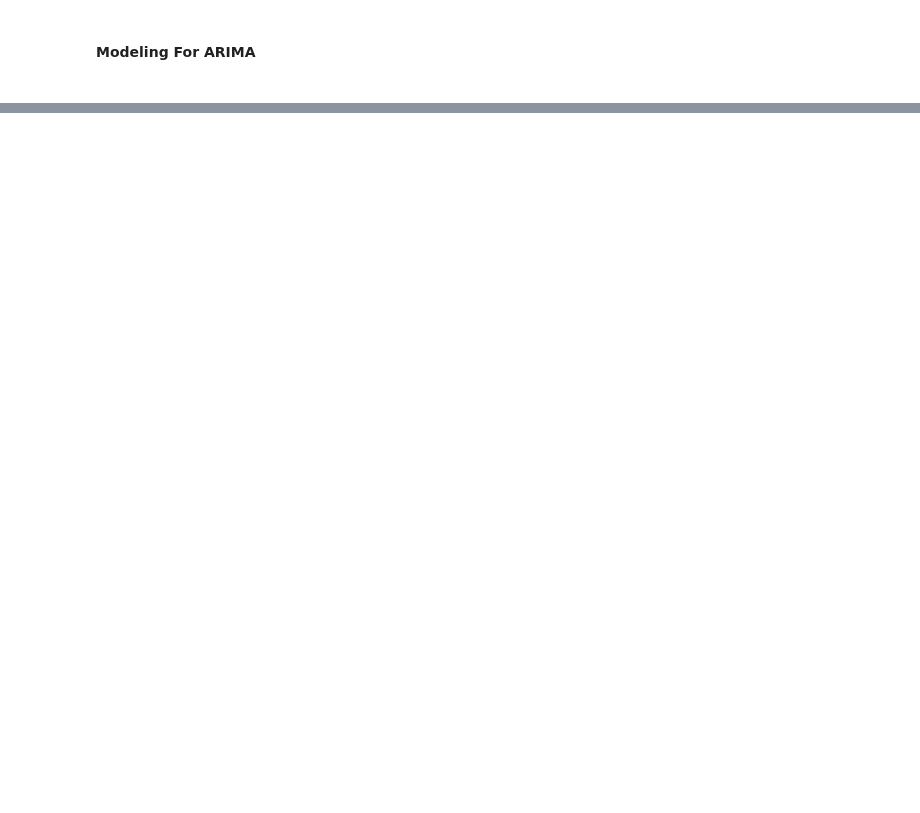
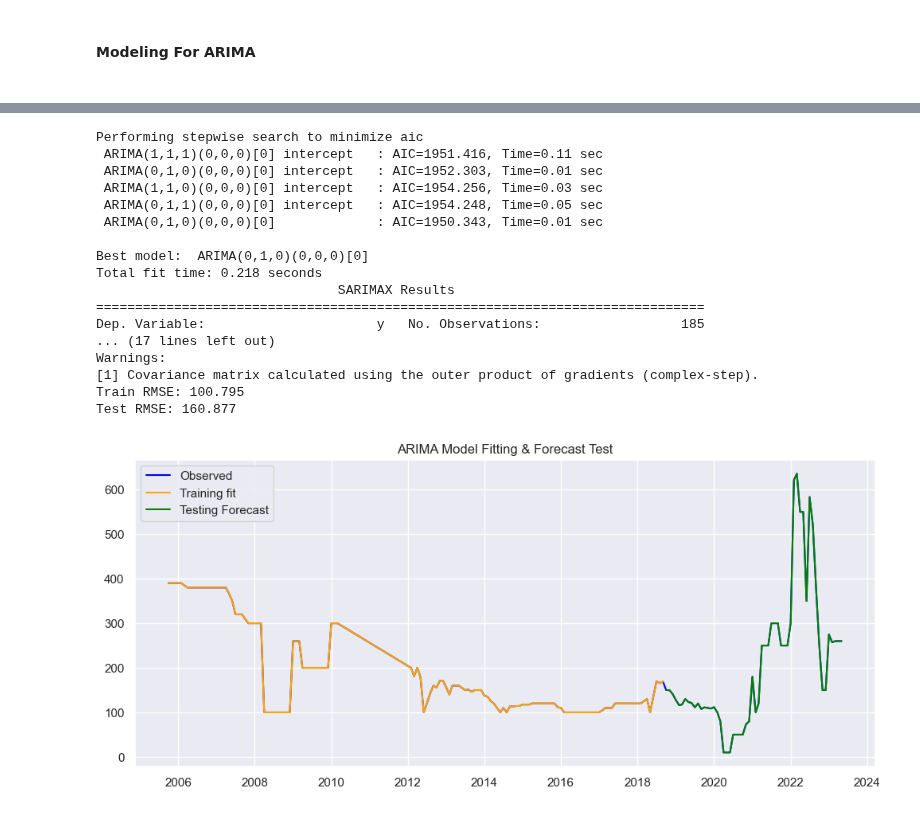
Before and after one commit to aloysiuswjw/Cost-Rate-Analysis, a Jupyter notebook: LA.ipynb, the cells around one changed output, grey strips where cells are left out. Saved outputs shown, nothing was run; the diff lists cells and outputs as text; code cells hidden in the pictures; blank space fills up the shorter version.

```diff
--- a/LA.ipynb
+++ b/LA.ipynb
@@ -643,0 +763,62 @@ testPredictPlot section shape: (56, 3)
+# %%
+import pmdarima as pm
+from sklearn.metrics import mean_squared_error
+
+# Fit an auto_arima model
+arima_model2 = pm.auto_arima(df_arima2['Rate'], start_p=1, start_q=1,
+                            max_p=12, max_q=12, m=12,
+                            start_P=0, seasonal=False,
+                            d=1, D=1, trace=True,
+                            error_action='ignore',
+                            suppress_warnings=True,
+                            stepwise=True)  # set to stepwise
+
+# Print the summary of the model
+print(arima_model2.summary())
+
+# Split the data into training and test data
+train_size2 = int(len(df_arima2) * 0.7)
+train2, test2 = df_arima2[0:train_size2], df_arima2[train_size2:]
+
+# Train the model on the training data
+arima_model2.fit(train2['Rate'])
+
+# Forecast
+train_forecast2, conf_int_train2 = arima_model2.predict(n_periods=len(train2), return_conf_int=True)
+test_forecast2, conf_int_test2 = arima_model2.predict(n_periods=len(test2), return_conf_int=True)
+
+# Calculate the RMSE
+RMSE_ARIMA_train2 = np.sqrt(mean_squared_error(train2['Rate'], train_forecast2))
+print("Train RMSE: %.3f" % RMSE_ARIMA_train2)
+RMSE_ARIMA_test2 = np.sqrt(mean_squared_error(test2['Rate'], test_forecast2))
+print("Test RMSE: %.3f" % RMSE_ARIMA_test2)
+
+# Plot the predictions
+plt.figure(figsize=(12,5))
+plt.plot(df_arima2.index, df_arima2['Rate'], label='Observed',color='blue')
+plt.plot(df_arima2.index[:train_size2], train2['Rate'], label='Training fit', color='orange')
+plt.plot(df_arima2.index[train_size2:], test2['Rate'], label='Testing Forecast', color='green')
+# plt.fill_between(df_arima2.index[train_size2:], conf_int_test2[:, 0], conf_int_test2[:, 1],
+#                  color='k', alpha=.25)
+plt.title('ARIMA Model Fitting & Forecast Test')
+plt.legend()
+plt.show();
+# %% [output]
+Performing stepwise search to minimize aic
+ ARIMA(1,1,1)(0,0,0)[0] intercept   : AIC=1951.416, Time=0.11 sec
+ ARIMA(0,1,0)(0,0,0)[0] intercept   : AIC=1952.303, Time=0.01 sec
+ ARIMA(1,1,0)(0,0,0)[0] intercept   : AIC=1954.256, Time=0.03 sec
+ ARIMA(0,1,1)(0,0,0)[0] intercept   : AIC=1954.248, Time=0.05 sec
+ ARIMA(0,1,0)(0,0,0)[0]             : AIC=1950.343, Time=0.01 sec
+
+Best model:  ARIMA(0,1,0)(0,0,0)[0]
+Total fit time: 0.218 seconds
+                               SARIMAX Results
+==============================================================================
+Dep. Variable:                      y   No. Observations:                  185
+... (17 lines left out)
+Warnings:
+[1] Covariance matrix calculated using the outer product of gradients (complex-step).
+Train RMSE: 100.795
+Test RMSE: 160.877
+[figure, added]
```
Also changed, not shown: parts of 8 cells of this notebook.
